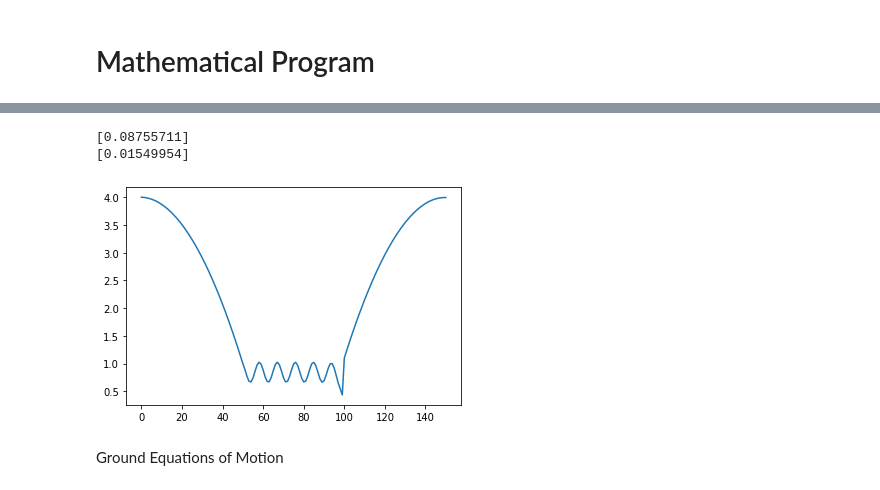
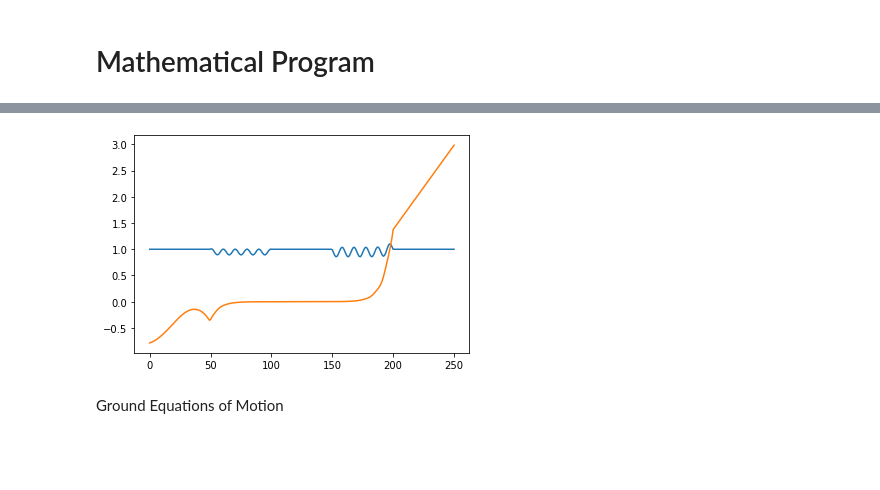
Before and after one commit to yu-fz/ROB-545-Final-Project, a Jupyter notebook: SLIP_solveTO.ipynb, the cells around one changed output, grey strips where cells are left out. Cells and saved outputs as stored; diff of their text form; code cells hidden in the pictures; blank space fills up the shorter version.

```diff
--- a/SLIP_solveTO.ipynb
+++ b/SLIP_solveTO.ipynb
@@ -321,16 +338,15 @@ True
 # %%
 pos = result.GetSolution(q)
 
 #print(pos[:,3])
-plt.plot(pos[:,1])
-print(result.GetSolution(h_stance))
-print(result.GetSolution(h_swing))
+#plt.plot(pos[:,0])
+#plt.plot(pos[:,1])
+plt.plot(pos[:,2])
+plt.plot(pos[:,3])
 
 plt.show()
 # %% [output]
-[0.08755711]
-[0.01549954]
-[figure, old version]
+[figure, new version]
 # %% [markdown]
 Ground Equations of Motion
 # %%
```
Also changed, not shown: parts of 2 cells of this notebook, 1 other file.
